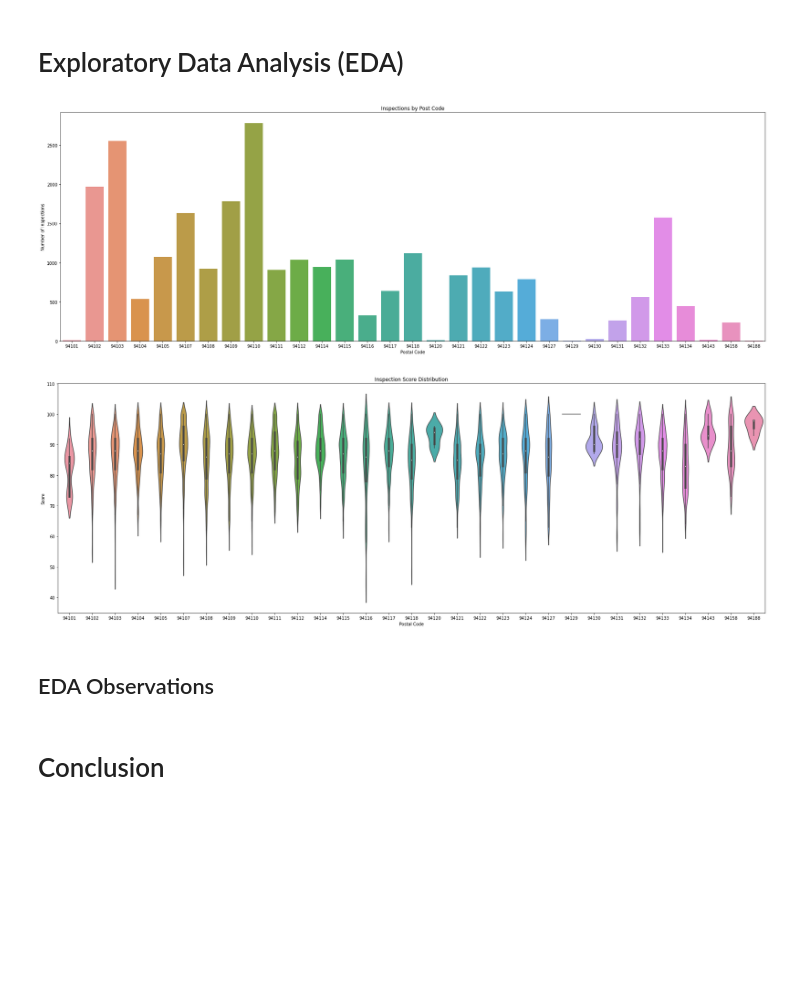
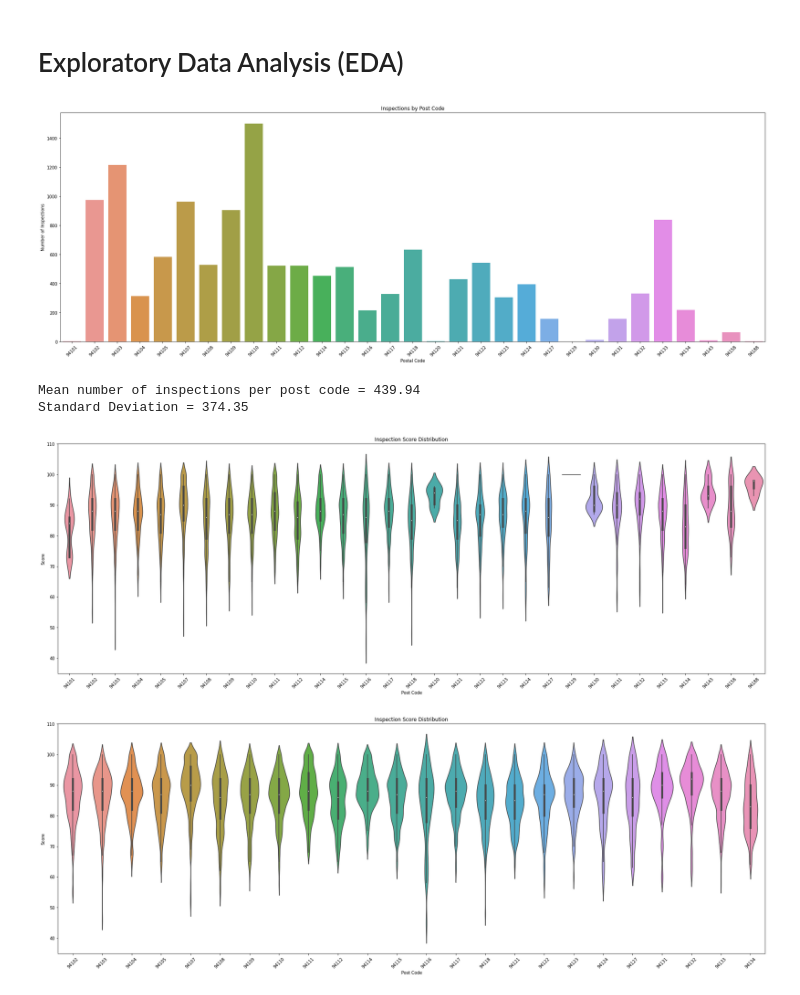
Before and after one commit to erikrowens/Codecademy, a Jupyter notebook: Final_Portfolio_Project/Final_Portfolio_Project.ipynb, the cells around one changed output. Drawn from its saved outputs; the diff is of its cells as text; code cells hidden in the pictures; blank space fills up the shorter version.

Commit message:
EDA and conclusion for first question

```diff
--- a/Final_Portfolio_Project/Final_Portfolio_Project.ipynb
+++ b/Final_Portfolio_Project/Final_Portfolio_Project.ipynb
@@ -230,7 +247,9 @@ print(groupedDF)
 
 #Drop duplicates, keep last entry
 scoresDF.drop_duplicates(inplace=True, ignore_index=True, keep='last')
-scoresDF.dropna(subset=['business_postal_code'], inplace=True)
+
+#Drop NaN entries
+scoresDF.dropna(subset=['business_postal_code', 'inspection_score'], inplace=True)
 
 #Filter out rows where business_postal_code does not start with 941 and whose lenght is less than 4
 scoresDF = scoresDF[scoresDF['business_postal_code'].map(len) > 3]
@@ -241,6 +260,6 @@ scoresDF = scoresDF[scoresDF.business_postal_code.str.contains('^941', regex=Tru
 scoresDF.loc[:,'business_postal_code'] = scoresDF.business_postal_code.str[:5]
 
 #check out the data for the column now
-colInfo(scoresDF, 'business_postal_code')
+_ = [colInfo(scoresDF, c) for c in ['business_postal_code', 'inspection_score']]
 # %% [output]
 Column: business_postal_code
@@ -256,36 +285,33 @@ NaN entries: 0 out of 52610 or 0.00%
 # %%
 #@title Code: plot number of inspections/post code
 #returns a series
 inspectionCountsByPostCode = scoresDF.groupby('business_postal_code')['inspection_id'].nunique().sort_index()
 
-#@title Code: plot number of inspections by post code
 plt.figure(figsize=[30,10])
 ax = sns.countplot()
 
-#sns.barplot(data=inspectionCountsByPostCode, x=inspectionCountsByPostCode.index, y=inspectionCountsByPostCode.values)
 sns.barplot(x=inspectionCountsByPostCode.index, y=inspectionCountsByPostCode.values)
 ax.set_title("Inspections by Post Code")
 ax.set(xlabel='Postal Code', ylabel='Number of Inspections')
+plt.xticks(rotation=45)
 
 plt.savefig(projectFolder+"nbr_inspections_by_post_code.png", format="png")
 
 plt.show()
+
+meanInspectionsPerPostCode = np.mean(inspectionCountsByPostCode)
+stDevInspectionsPerPostCode = np.std(inspectionCountsByPostCode)
+
+print(f"Mean number of inspections per post code = {meanInspectionsPerPostCode:.2f}")
+print(f"Standard Deviation = {stDevInspectionsPerPostCode:.2f}")
 # %% [output]
-[figure, old version]
+[figure, new version]
+Mean number of inspections per post code = 439.94
+Standard Deviation = 374.35
 # %%
 #@title Code: plot distribution of scores by post code
-plt.figure(figsize=[30,10])
-ax = sns.violinplot()
-
-postCodeList = list(scoresDF['business_postal_code'].unique())
-postCodeList.sort()
-
-sns.violinplot(data=scoresDF, x="business_postal_code", y="inspection_score", order=postCodeList)
-ax.set_title("Inspection Score Distribution")
-ax.set(xlabel='Postal Code', ylabel='Score')
-
-plt.savefig(projectFolder+"score_disti_by_post_code.png", format="png")
-
-plt.show()
+plotScoreDistributionByPostCode(scoresDF, 'business_postal_code', \
+                                'inspection_score', "Inspection Score Distribution", \
+                                "Post Code", "Score")
 # %% [output]
-[figure, old version]
+[figure, new version]
@@ -295,4 +318,15 @@ plt.show()
-# %% [markdown]
-## EDA Observations
-# %% [markdown]
-# Conclusion
+# %%
+#@title Code: eliminate post codes with small sample sizes
+
+#I have chosen to eliminate from the dataset any post code that is not within -1 standard deviations of the mean
+#This is so that I can have only post codes with a relatively large number of samples (inspections)
+postCodesToInclude = [k for k,v in inspectionCountsByPostCode.items() if v > meanInspectionsPerPostCode-stDevInspectionsPerPostCode]
+
+#_ = [print(k, v) for k,v in inspectionCountsByPostCode.items() if k in postCodesToInclude]
+scoresDF = scoresDF[scoresDF.business_postal_code.isin(postCodesToInclude)]
+
+plotScoreDistributionByPostCode(scoresDF, 'business_postal_code', \
+                                'inspection_score', "Inspection Score Distribution", \
+                                "Post Code", "Score")
+# %% [output]
+[figure, added]
```
Also changed, not shown: parts of 13 cells of this notebook.
